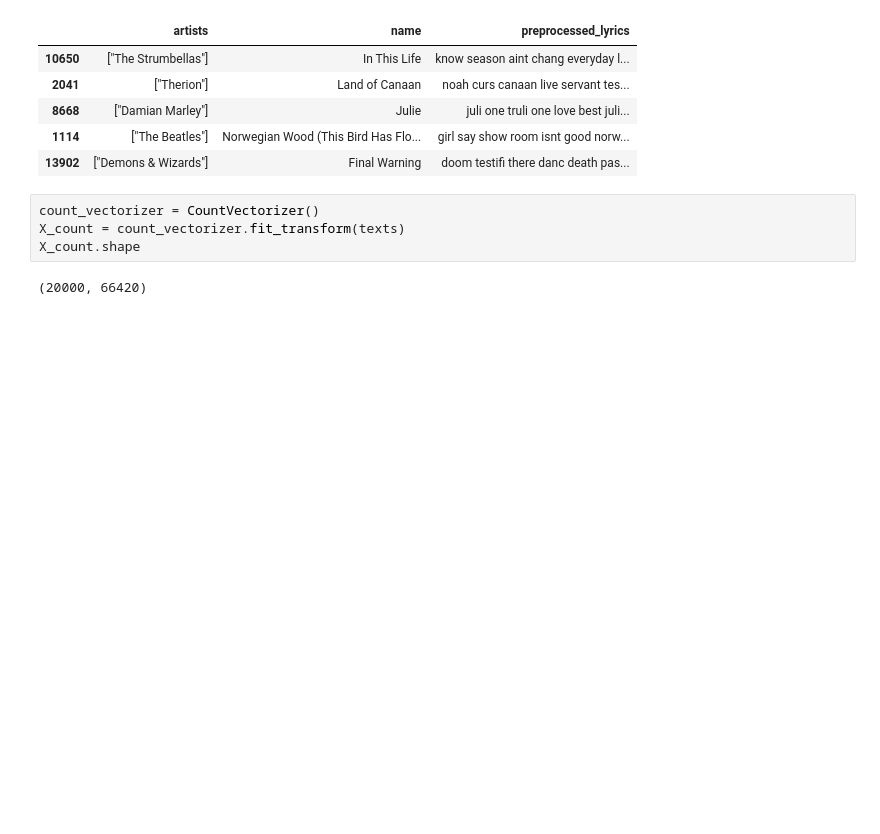
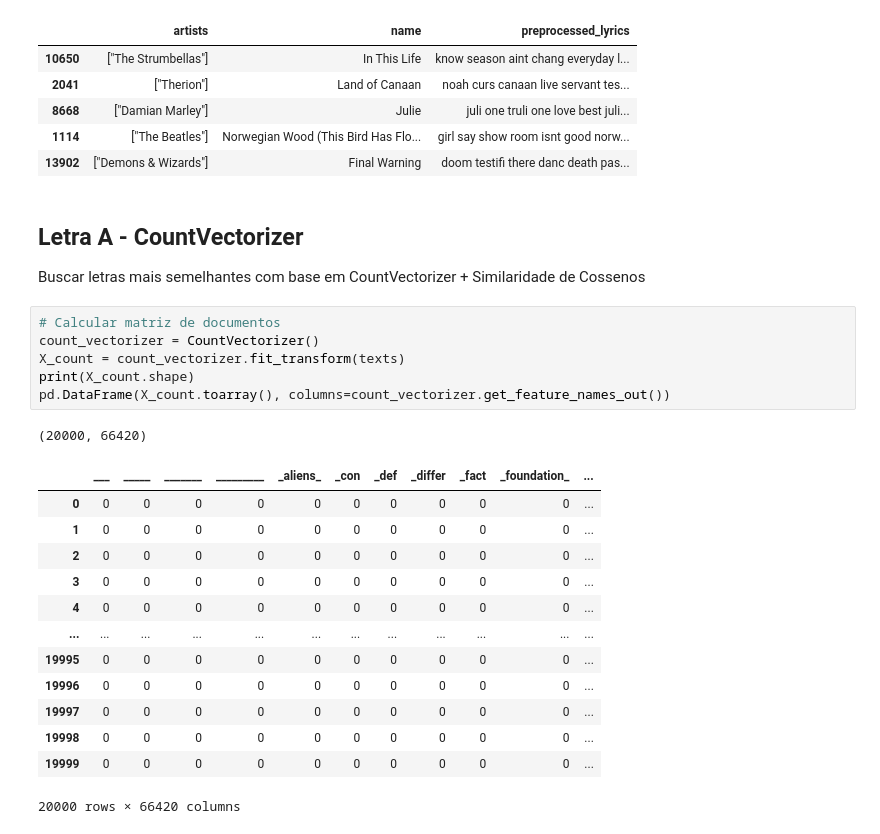
Before and after one commit to Arthurpmrs/nlp-numerical-methods, a Jupyter notebook: nlp/04_lista2_q1.ipynb, the cells around one changed output. Saved outputs shown, nothing was run; the diff lists cells and outputs as text; blank space fills up the shorter version.

```diff
--- a/nlp/04_lista2_q1.ipynb
+++ b/nlp/04_lista2_q1.ipynb
@@ -91,10 +92,28 @@ selected[["artists", "name", "preprocessed_lyrics"]]
 | 8668 | ["Damian Marley"] | Julie | juli one truli one love best juli... |
 | 1114 | ["The Beatles"] | Norwegian Wood (This Bird Has Flo... | girl say show room isnt good norw... |
 | 13902 | ["Demons & Wizards"] | Final Warning | doom testifi there danc death pas... |
+# %% [markdown]
+## Letra A - CountVectorizer
+Buscar letras mais semelhantes com base em CountVectorizer + Similaridade de Cossenos
 # %%
+# Calcular matriz de documentos
 count_vectorizer = CountVectorizer()
 X_count = count_vectorizer.fit_transform(texts)
-X_count.shape
+print(X_count.shape)
+pd.DataFrame(X_count.toarray(), columns=count_vectorizer.get_feature_names_out())
 # %% [output]
 (20000, 66420)
+|  | ___ | _____ | _______ | _________ | _aliens_ | _con | _def | _differ | _fact | _foundation_ | ... |
+| 0 | 0 | 0 | 0 | 0 | 0 | 0 | 0 | 0 | 0 | 0 | ... |
+| 1 | 0 | 0 | 0 | 0 | 0 | 0 | 0 | 0 | 0 | 0 | ... |
+| 2 | 0 | 0 | 0 | 0 | 0 | 0 | 0 | 0 | 0 | 0 | ... |
+| 3 | 0 | 0 | 0 | 0 | 0 | 0 | 0 | 0 | 0 | 0 | ... |
+| 4 | 0 | 0 | 0 | 0 | 0 | 0 | 0 | 0 | 0 | 0 | ... |
+| ... | ... | ... | ... | ... | ... | ... | ... | ... | ... | ... | ... |
+| 19995 | 0 | 0 | 0 | 0 | 0 | 0 | 0 | 0 | 0 | 0 | ... |
+| 19996 | 0 | 0 | 0 | 0 | 0 | 0 | 0 | 0 | 0 | 0 | ... |
+| 19997 | 0 | 0 | 0 | 0 | 0 | 0 | 0 | 0 | 0 | 0 | ... |
+| 19998 | 0 | 0 | 0 | 0 | 0 | 0 | 0 | 0 | 0 | 0 | ... |
+| 19999 | 0 | 0 | 0 | 0 | 0 | 0 | 0 | 0 | 0 | 0 | ... |
+20000 rows × 66420 columns
 # %%
```
Also changed, not shown: parts of 19 cells of this notebook.
